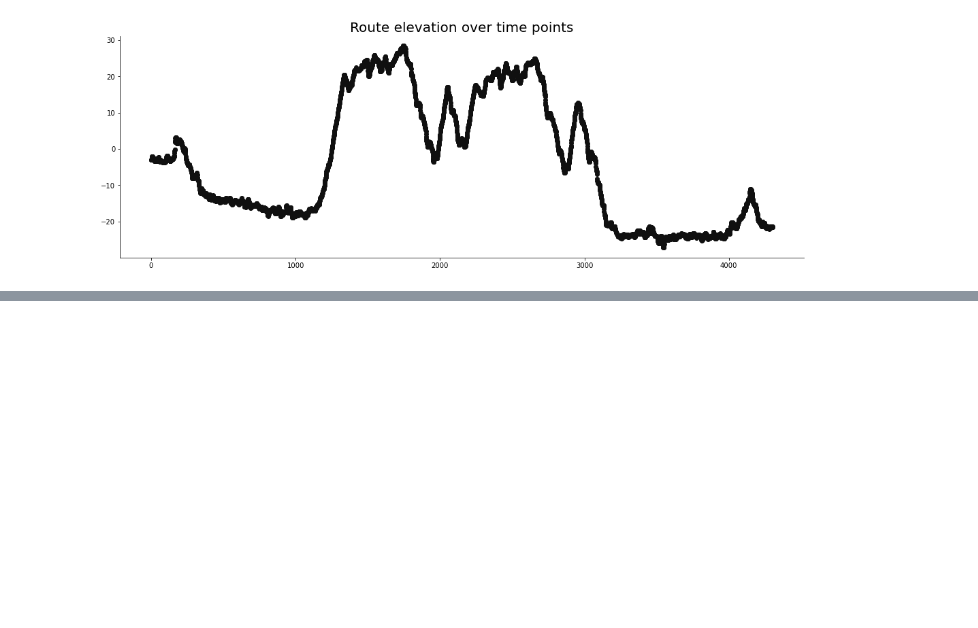
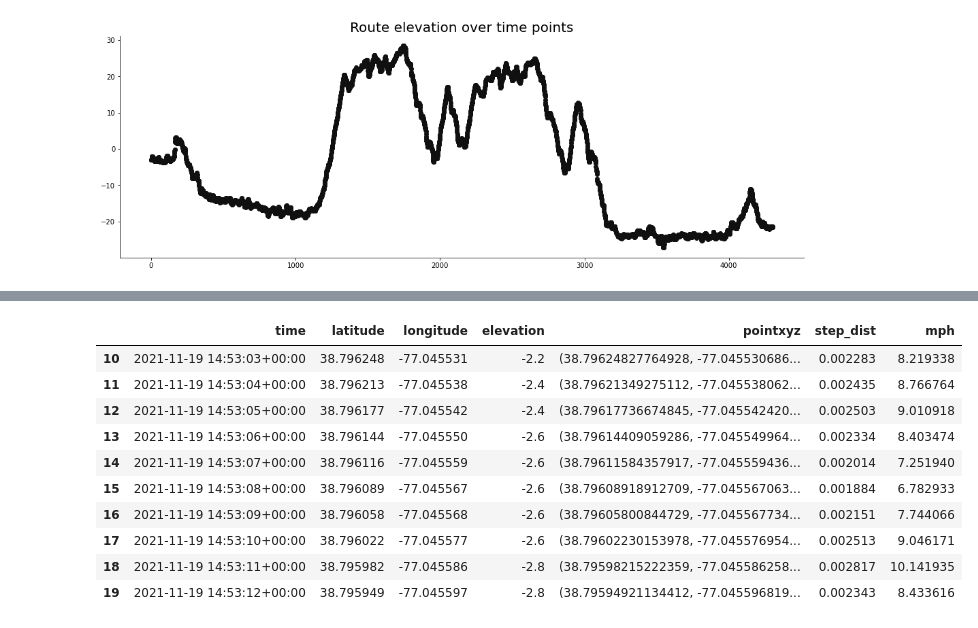
Before and after one commit to lrhf97/gpx_analysis, a Jupyter notebook: route_analysis.ipynb, the cells around one changed output, grey strips where cells are left out. Drawn from its saved outputs; the diff is of its cells as text; code cells hidden in the pictures; blank space fills up the shorter version.

Commit message:
added pointxyz, step_dist, and mph at step

```diff
--- a/route_analysis.ipynb
+++ b/route_analysis.ipynb
@@ -106,0 +116,7 @@ plt.title('Route elevation over time points', size=20);
+# %%
+pointxyz = []
+for i in range(0,len(route_2loop_df)):
+    pointxyz.append((route_2loop_df['latitude'][i], route_2loop_df['longitude'][i], route_2loop_df['elevation'][i]))
+
+pointxyz[0]
+# (route_2loop_df['latitude'][0], route_2loop_df['longitude'][0], route_2loop_df['elevation'][0])
@@ -106,0 +125,3 @@ plt.title('Route elevation over time points', size=20);
+# %%
+route_2loop_df['pointxyz']= pd.Series(pointxyz)
+route_2loop_df.head()
@@ -106,0 +165,21 @@ plt.title('Route elevation over time points', size=20);
+# %%
+# Get Step distance, i.e. distance between points.
+dist = [0]
+
+for i in range(len(route_2loop_df)-1):
+
+    b_latlon = route_2loop_df['pointxyz'][i+1][:2]
+    a_latlon = route_2loop_df['pointxyz'][i][:2]
+
+    # OG elevation in meters (1000m = .6 miles)  so change meters into km and then convert to miles
+    b_elv = route_2loop_df['pointxyz'][i+1][2]/1000*.6
+    a_elv = route_2loop_df['pointxyz'][i][2]/1000*.6
+    eldiff = b_elv-a_elv
+
+    flat_distance =distance.distance(a_latlon,b_latlon).miles
+
+    euc_distance = math.sqrt(flat_distance**2 + eldiff**2)
+    dist.append(euc_distance)
+
+route_2loop_df['step_dist'] = pd.Series(dist)
+route_2loop_df.head()
@@ -106,0 +193,24 @@ plt.title('Route elevation over time points', size=20);
+# %%
+# 1 sec is 1/60th of minute and a minute is 1/60th of an hour so
+#
+#
+speed = []
+for i in range(len(route_2loop_df)):
+    mph = route_2loop_df['step_dist'][i]/(1/60/60)
+    speed.append(mph)
+
+route_2loop_df['mph'] = pd.Series(speed)
+# %%
+route_2loop_df[10:20]
+# %% [output]
+|  | time | latitude | longitude | elevation | pointxyz | step_dist | mph |
+| 10 | 2021-11-19 14:53:03+00:00 | 38.796248 | -77.045531 | -2.2 | (38.79624827764928, -77.045530686... | 0.002283 | 8.219338 |
+| 11 | 2021-11-19 14:53:04+00:00 | 38.796213 | -77.045538 | -2.4 | (38.79621349275112, -77.045538062... | 0.002435 | 8.766764 |
+| 12 | 2021-11-19 14:53:05+00:00 | 38.796177 | -77.045542 | -2.4 | (38.79617736674845, -77.045542420... | 0.002503 | 9.010918 |
+| 13 | 2021-11-19 14:53:06+00:00 | 38.796144 | -77.045550 | -2.6 | (38.79614409059286, -77.045549964... | 0.002334 | 8.403474 |
+| 14 | 2021-11-19 14:53:07+00:00 | 38.796116 | -77.045559 | -2.6 | (38.79611584357917, -77.045559436... | 0.002014 | 7.251940 |
+| 15 | 2021-11-19 14:53:08+00:00 | 38.796089 | -77.045567 | -2.6 | (38.79608918912709, -77.045567063... | 0.001884 | 6.782933 |
+| 16 | 2021-11-19 14:53:09+00:00 | 38.796058 | -77.045568 | -2.6 | (38.79605800844729, -77.045567734... | 0.002151 | 7.744066 |
+| 17 | 2021-11-19 14:53:10+00:00 | 38.796022 | -77.045577 | -2.6 | (38.79602230153978, -77.045576954... | 0.002513 | 9.046171 |
+| 18 | 2021-11-19 14:53:11+00:00 | 38.795982 | -77.045586 | -2.8 | (38.79598215222359, -77.045586258... | 0.002817 | 10.141935 |
+| 19 | 2021-11-19 14:53:12+00:00 | 38.795949 | -77.045597 | -2.8 | (38.79594921134412, -77.045596819... | 0.002343 | 8.433616 |
```
Also changed, not shown: parts of 8 cells of this notebook.
